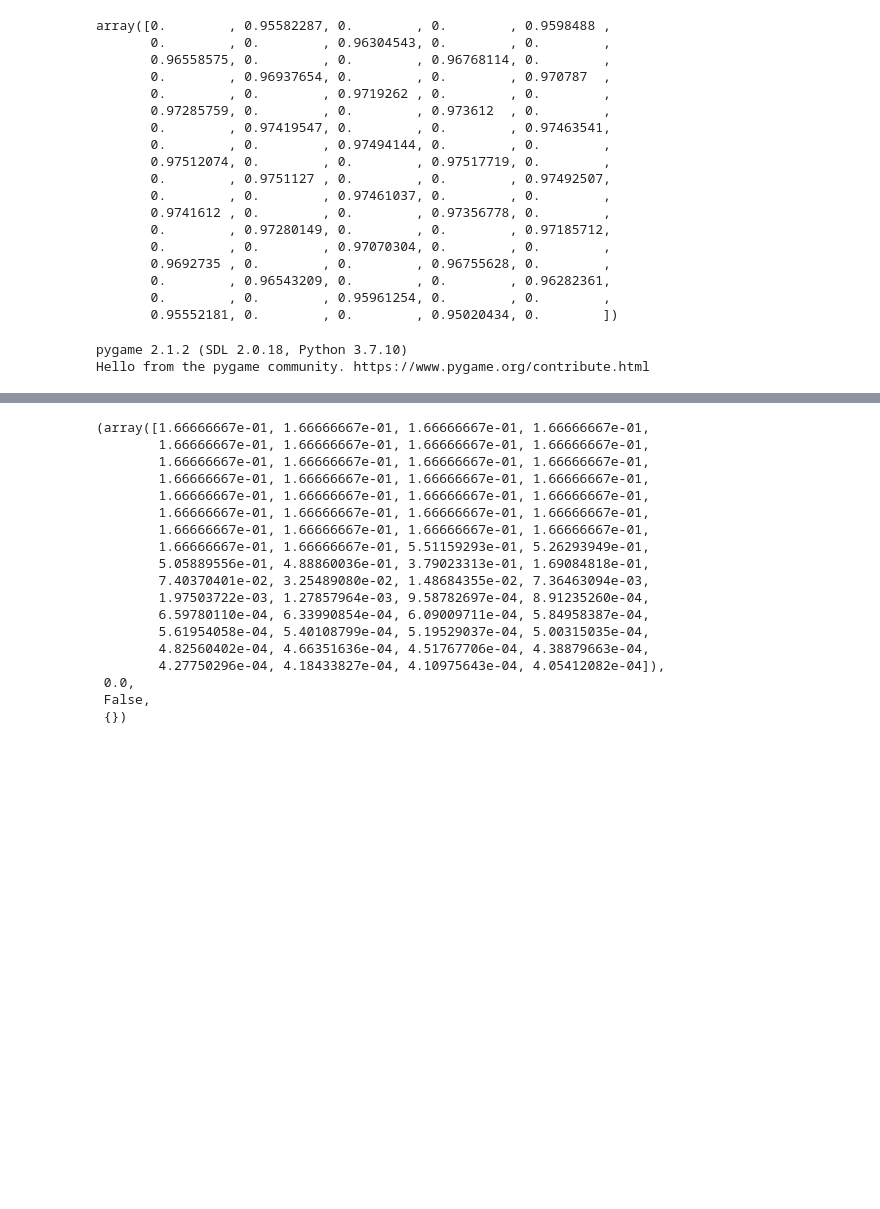
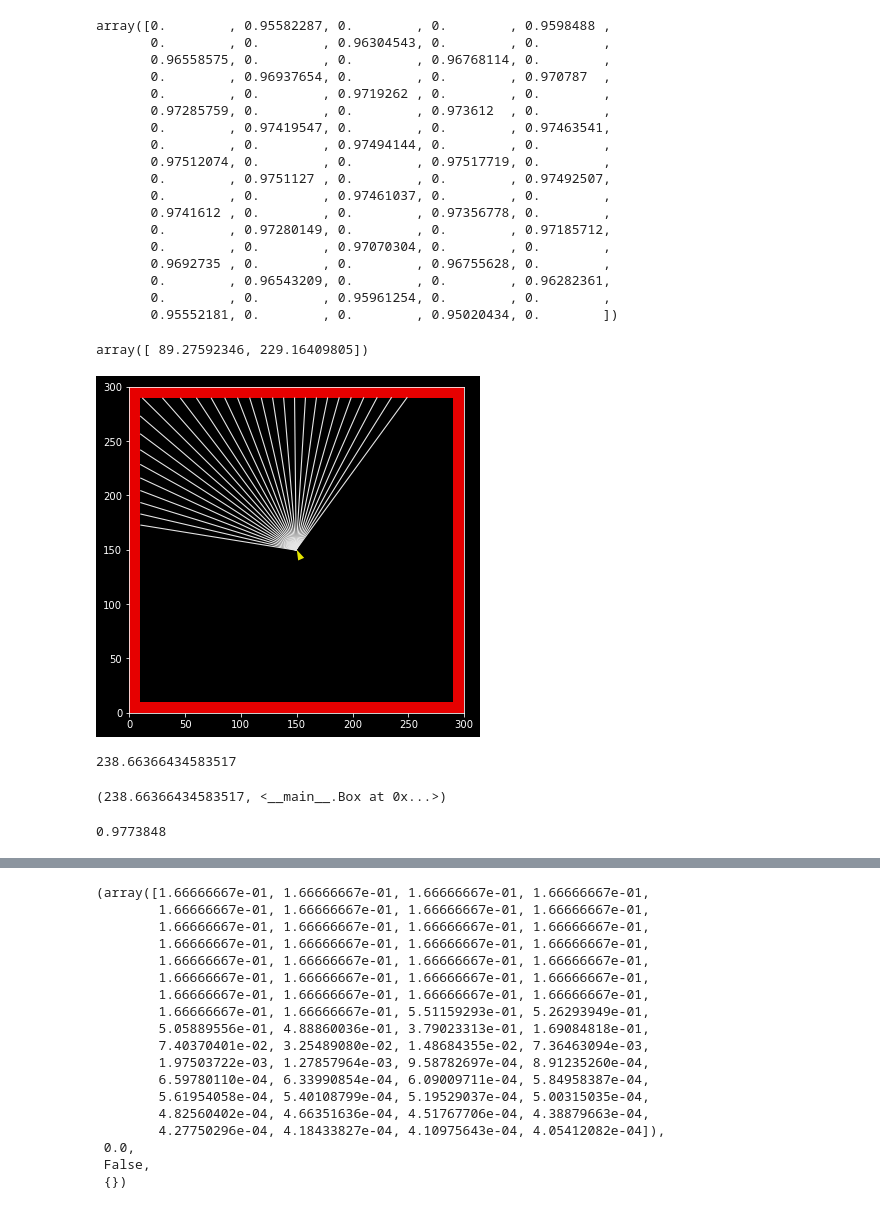
Before and after one commit to liuandrew/training-rl-algo, a Jupyter notebook: write_and_test/test_env_training.ipynb, the cells around one changed output, grey strips where cells are left out. Drawn from its saved outputs; the diff is of its cells as text; code cells hidden in the pictures; blank space fills up the shorter version.

Commit message:
Changed flat nav env to matplotlib based instead of pygame

```diff
--- a/write_and_test/test_env_training.ipynb
+++ b/write_and_test/test_env_training.ipynb
@@ -964,5 +975,0 @@ env = NavEnv(max_steps=400, num_objects=0 )
-# %%
-env = gym.make('NavEnv-v0', num_objects=0)
-# %% [output]
-pygame 2.1.2 (SDL 2.0.18, Python 3.7.10)
-Hello from the pygame community. https://www.pygame.org/contribute.html
@@ -968,0 +1239,36 @@ Hello from the pygame community. https://www.pygame.org/contribute.html
+# %%
+np.random.uniform(low=30, high=270, size=(2,))
+# %% [output]
+array([ 89.27592346, 229.16409805])
+# %%
+from matplotlib.backends.backend_agg import FigureCanvasAgg as FigureCanvas
+# plt.figure(figsize=(6, 6))
+plt.style.use('dark_background')
+fig = plt.figure(figsize=(6,6))
+
+
+boxes = make_walls()
+[box.draw() for box in boxes]
+walls, wall_refs = get_walls(boxes)
+
+char = Character(size=10)
+char.rotate(2, walls, wall_refs)
+char.draw()
+
+plt.xlim([0, 300])
+plt.ylim([0, 300])
+
+fig.canvas.draw()
+image_from_plot = np.frombuffer(fig.canvas.tostring_rgb(), dtype=np.uint8)
+image_from_plot = image_from_plot.reshape(fig.canvas.get_width_height()[::-1] + (3,))
+# %% [output]
+[figure, added]
+# %%
+char.rays[-1].march(walls, wall_refs)
+# %% [output]
+238.66366434583517
+(238.66366434583517, <__main__.Box at 0x...>)
+# %%
+char.rays[-1].angle
+# %% [output]
+0.9773848
```
Also changed, not shown: parts of 41 cells of this notebook, 3 other files.
